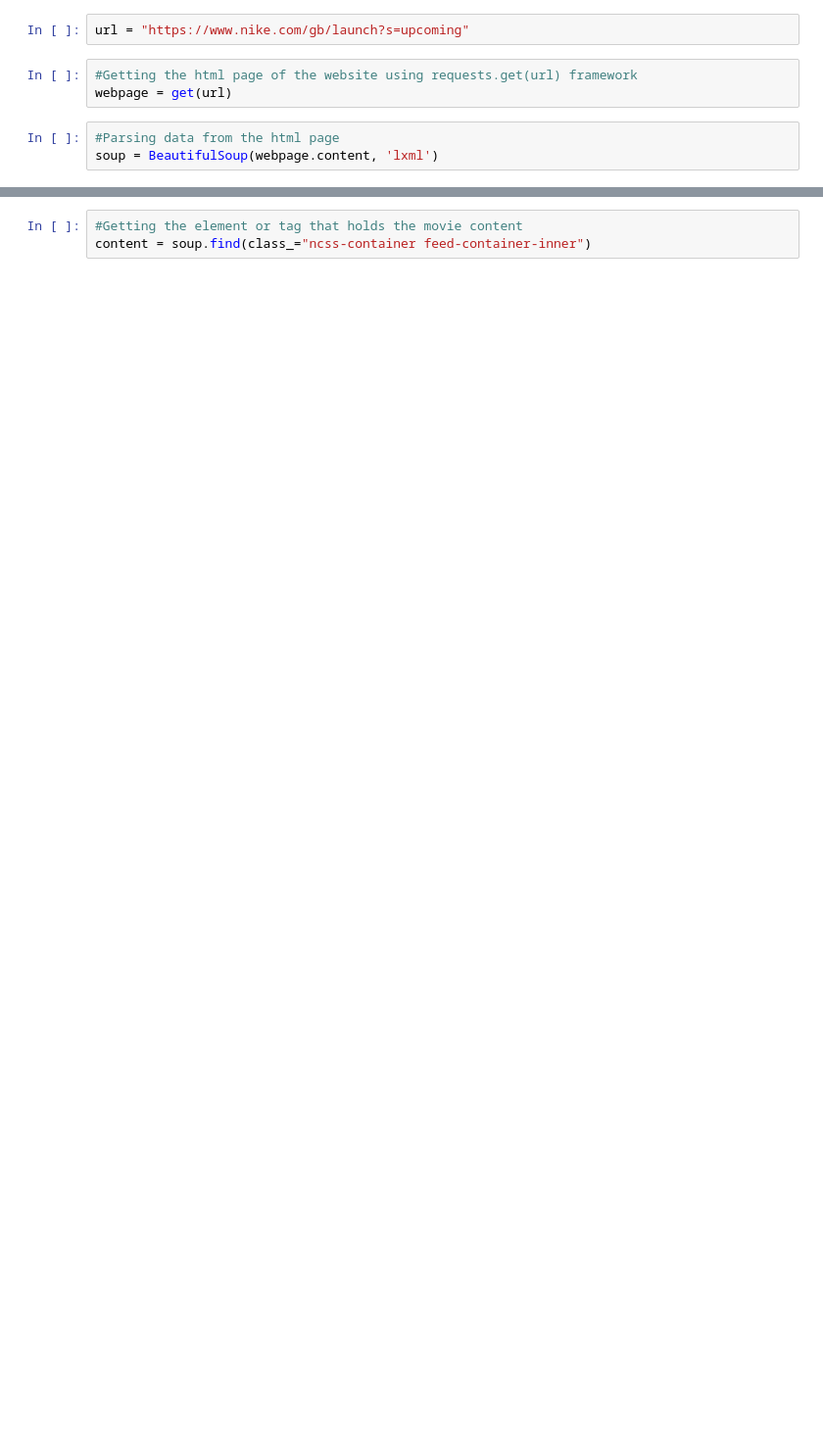
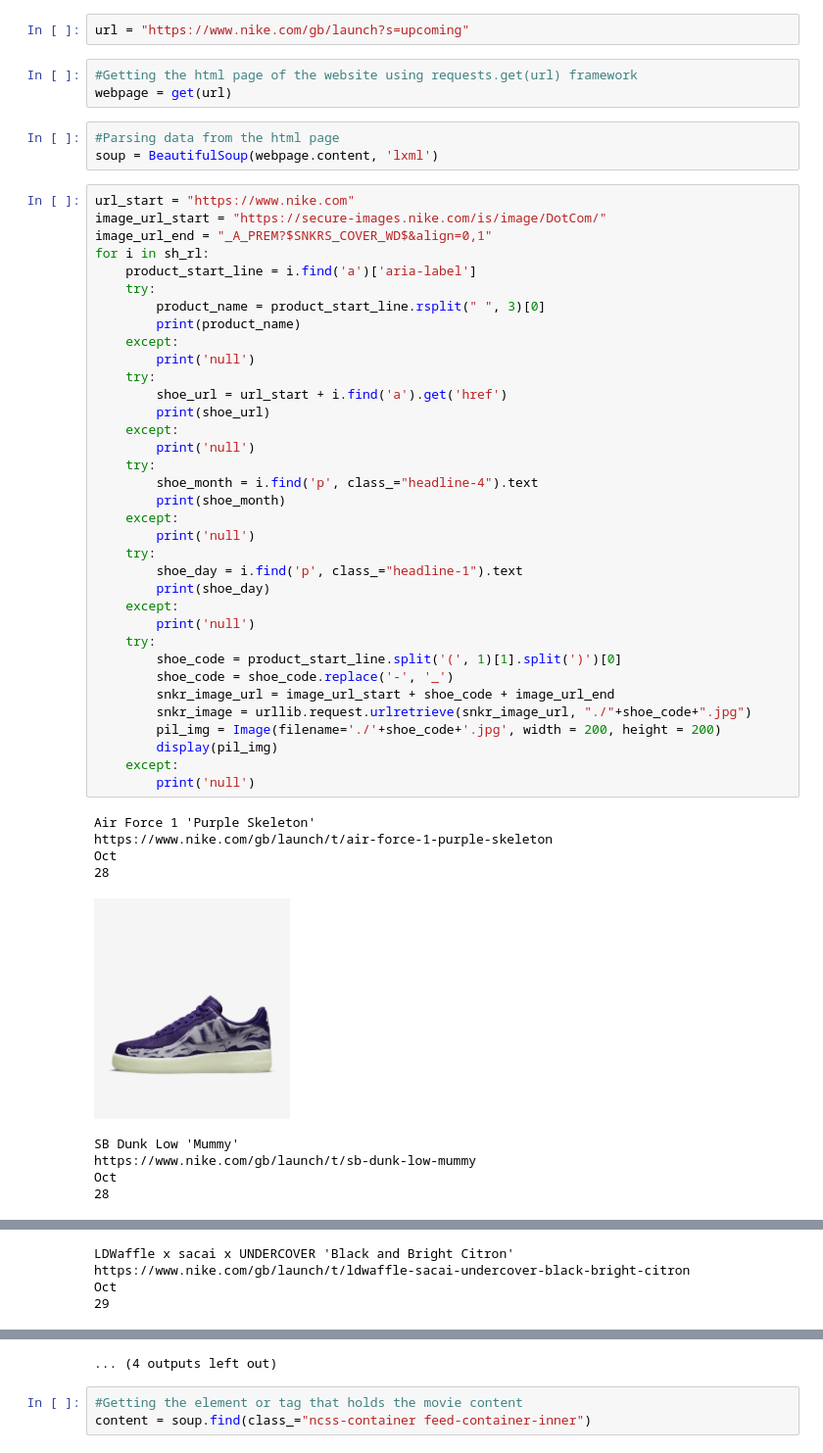
Before and after one commit to QABoahene/sneaker-resell-value, a Jupyter notebook: data_extraction_from_NIKE.ipynb, the cells around one changed output, grey strips where cells are left out. Shown at 98% size. Cells and saved outputs as stored; diff of their text form; blank space fills up the shorter version.

Commit message:
Nike data extraction complete
The data needed from Nike can all be extracted now

```diff
--- a/data_extraction_from_NIKE.ipynb
+++ b/data_extraction_from_NIKE.ipynb
@@ -66,3 +67,48 @@ webpage = get(url)
 # %%
 #Parsing data from the html page
 soup = BeautifulSoup(webpage.content, 'lxml')
+# %%
+url_start = "https://www.nike.com"
+image_url_start = "https://secure-images.nike.com/is/image/DotCom/"
+image_url_end = "_A_PREM?$SNKRS_COVER_WD$&align=0,1"
+for i in sh_rl:
+    product_start_line = i.find('a')['aria-label']
+    try:
+        product_name = product_start_line.rsplit(" ", 3)[0]
+        print(product_name)
+    except:
+        print('null')
+    try:
+        shoe_url = url_start + i.find('a').get('href')
+        print(shoe_url)
+    except:
+        print('null')
+    try:
+        shoe_month = i.find('p', class_="headline-4").text
+        print(shoe_month)
+    except:
+        print('null')
+    try:
+        shoe_day = i.find('p', class_="headline-1").text
+        print(shoe_day)
+    except:
+        print('null')
+    try:
+        shoe_code = product_start_line.split('(', 1)[1].split(')')[0]
+        shoe_code = shoe_code.replace('-', '_')
+        snkr_image_url = image_url_start + shoe_code + image_url_end
+        snkr_image = urllib.request.urlretrieve(snkr_image_url, "./"+shoe_code+".jpg")
+        pil_img = Image(filename='./'+shoe_code+'.jpg', width = 200, height = 200)
+        display(pil_img)
+    except:
+        print('null')
+# %% [output]
+Air Force 1 'Purple Skeleton'
+https://www.nike.com/gb/launch/t/air-force-1-purple-skeleton
+Oct
+28
+[figure, added]
+SB Dunk Low 'Mummy'
+https://www.nike.com/gb/launch/t/sb-dunk-low-mummy
+Oct
+28
@@ -68,0 +116,4 @@ soup = BeautifulSoup(webpage.content, 'lxml')
+LDWaffle x sacai x UNDERCOVER 'Black and Bright Citron'
+https://www.nike.com/gb/launch/t/ldwaffle-sacai-undercover-black-bright-citron
+Oct
+29
@@ -69,3 +136,4 @@ soup = BeautifulSoup(webpage.content, 'lxml')
+... (4 outputs left out)
 # %%
 #Getting the element or tag that holds the movie content
 content = soup.find(class_="ncss-container feed-container-inner")
```
Also changed, not shown: parts of 18 cells of this notebook.
